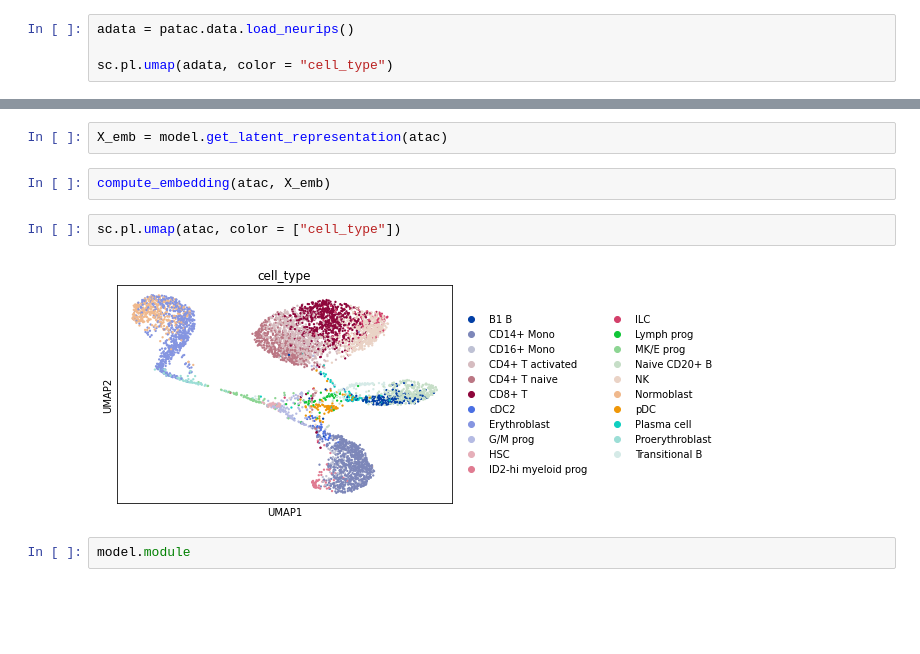
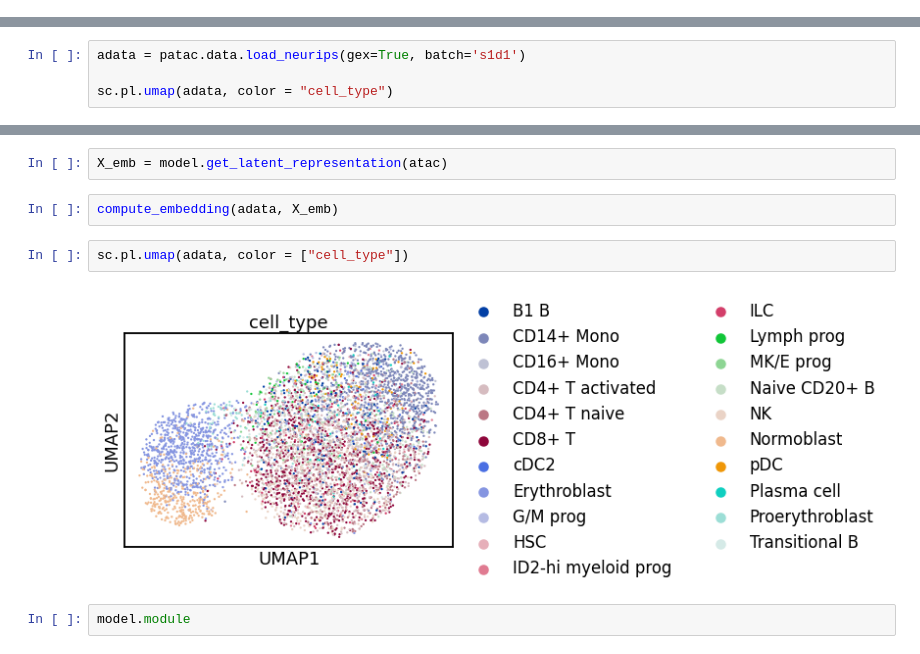
Before and after one commit to theislab/scatac_poisson_reproducibility, a Jupyter notebook: notebooks/scvi.ipynb, the cells around one changed output, grey strips where cells are left out. Saved outputs shown, nothing was run; the diff lists cells and outputs as text; blank space fills up the shorter version.

```diff
--- a/notebooks/scvi.ipynb
+++ b/notebooks/scvi.ipynb
@@ -17,4 +14,0 @@ ModuleNotFoundError: No module named 'torch'
-# %%
-adata = patac.data.load_neurips()
-
-sc.pl.umap(adata, color = "cell_type")
@@ -20,0 +20,4 @@ sc.pl.umap(adata, color = "cell_type")
+# %%
+adata = patac.data.load_neurips(gex=True, batch='s1d1')
+
+sc.pl.umap(adata, color = "cell_type")
@@ -243,11 +392,11 @@ model =  patac.model.PEAKVI.load( "/storage/groups/ml01/workspace/laura.martens/
 # %%
 X_emb = model.get_latent_representation(atac)
 # %%
-compute_embedding(atac, X_emb)
+compute_embedding(adata, X_emb)
 # %%
-sc.pl.umap(atac, color = ["cell_type"])
+sc.pl.umap(adata, color = ["cell_type"])
 # %% [output]
-[figure, old version]
+[figure, new version]
 # %%
 model.module
 # %% [output]
```
Also changed, not shown: parts of 28 cells of this notebook, 3 other files.
